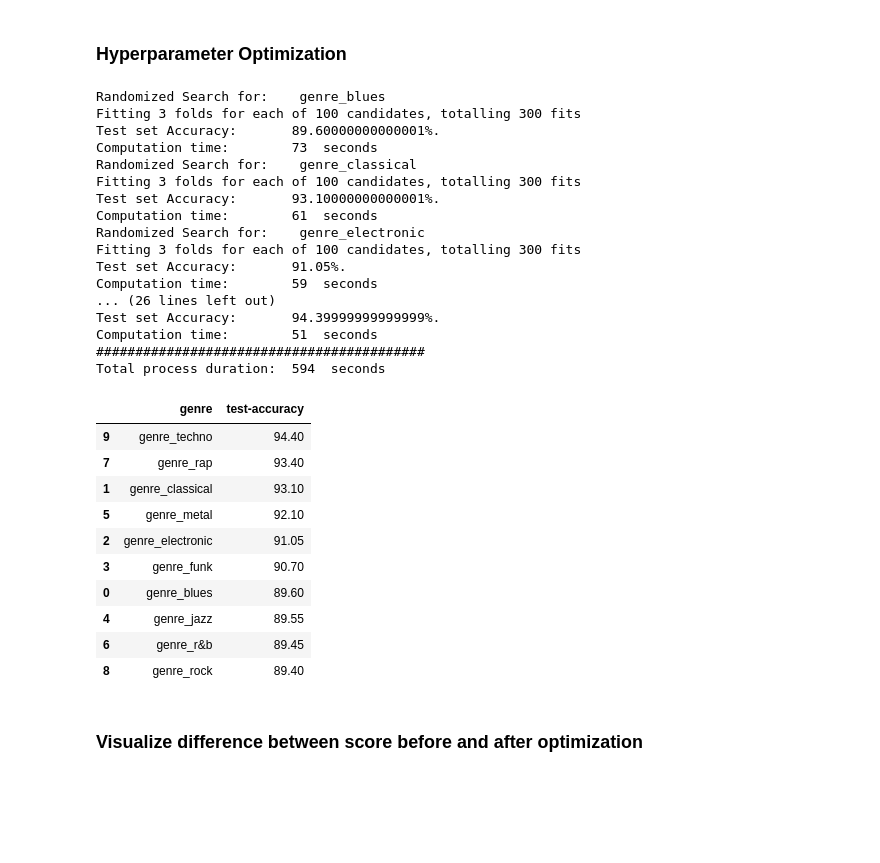
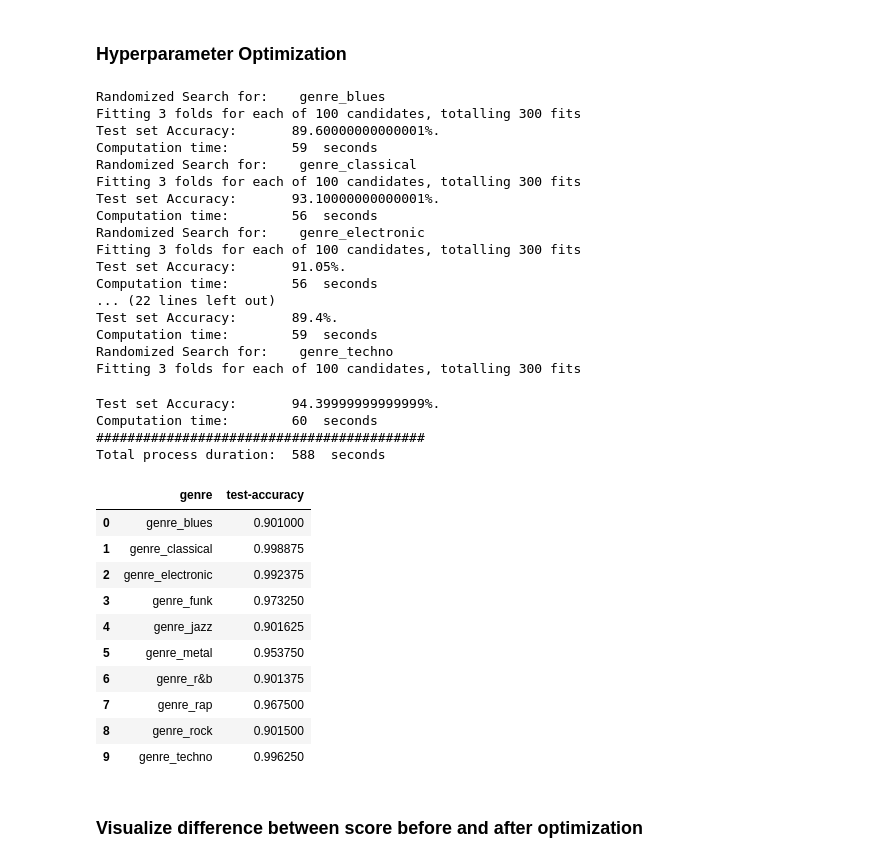
Before and after one commit to alpargur/machine-learning-101, a Jupyter notebook: dev/genre-classification/hyperparameter-tuning-SVC.ipynb, the cells around one changed output. Drawn from its saved outputs; the diff is of its cells as text; code cells hidden in the pictures; blank space fills up the shorter version.

```diff
--- a/dev/genre-classification/hyperparameter-tuning-SVC.ipynb
+++ b/dev/genre-classification/hyperparameter-tuning-SVC.ipynb
@@ -205,10 +205,11 @@ for genre in y_train.columns:
     _model = SVC(random_state=42)
     _random_search = RandomizedSearchCV(_model, params_grid, n_iter=n_iter, cv=cv, n_jobs=n_jobs, scoring=scoring, random_state=42, verbose=3)
     _random_search.fit(X_train, y_train[genre])
+    _predictions_train = _random_search.best_estimator_.predict(X_train)
     _predictions = _random_search.best_estimator_.predict(X_test)
     _test_accuracy = round(accuracy_score(y_test[genre], _predictions), 4) * 100
     svm_randomized_search['genre'].append(genre)
-    svm_randomized_search['test-accuracy'].append(_test_accuracy)
+    svm_randomized_search['test-accuracy'].append(accuracy_score(y_train[genre], _predictions_train))
     print(f'Test set Accuracy:\t {_test_accuracy}%.')
     loop_duration = round(time.time() - loop_start)
     print('Computation time:\t', loop_duration, ' seconds')
@@ -221,35 +222,39 @@ print('Total process duration:\t', end, ' seconds')
 Randomized Search for:    genre_blues
 Fitting 3 folds for each of 100 candidates, totalling 300 fits
 Test set Accuracy:       89.60000000000001%.
-Computation time:        73  seconds
+Computation time:        59  seconds
 Randomized Search for:    genre_classical
 Fitting 3 folds for each of 100 candidates, totalling 300 fits
 Test set Accuracy:       93.10000000000001%.
-Computation time:        61  seconds
+Computation time:        56  seconds
 Randomized Search for:    genre_electronic
 Fitting 3 folds for each of 100 candidates, totalling 300 fits
 Test set Accuracy:       91.05%.
+Computation time:        56  seconds
+... (22 lines left out)
+Test set Accuracy:       89.4%.
 Computation time:        59  seconds
-... (26 lines left out)
-Test set Accuracy:       94.39999999999999%.
-Computation time:        51  seconds
-##########################################
-Total process duration:  594  seconds
+Randomized Search for:    genre_techno
+Fitting 3 folds for each of 100 candidates, totalling 300 fits
+Test set Accuracy:       94.39999999999999%.
+Computation time:        60  seconds
+##########################################
+Total process duration:  588  seconds
 # %%
 svm_randomized_search_df = pd.DataFrame.from_dict(svm_randomized_search)
-svm_randomized_search_df.sort_values(by='test-accuracy', ascending=False)
+svm_randomized_search_df
 # %% [output]
 |  | genre | test-accuracy |
-| 9 | genre_techno | 94.40 |
-| 7 | genre_rap | 93.40 |
-| 1 | genre_classical | 93.10 |
-| 5 | genre_metal | 92.10 |
-| 2 | genre_electronic | 91.05 |
-| 3 | genre_funk | 90.70 |
-| 0 | genre_blues | 89.60 |
-| 4 | genre_jazz | 89.55 |
-| 6 | genre_r&b | 89.45 |
-| 8 | genre_rock | 89.40 |
+| 0 | genre_blues | 0.901000 |
+| 1 | genre_classical | 0.998875 |
+| 2 | genre_electronic | 0.992375 |
+| 3 | genre_funk | 0.973250 |
+| 4 | genre_jazz | 0.901625 |
+| 5 | genre_metal | 0.953750 |
+| 6 | genre_r&b | 0.901375 |
+| 7 | genre_rap | 0.967500 |
+| 8 | genre_rock | 0.901500 |
+| 9 | genre_techno | 0.996250 |
 # %% [markdown]
 ### Visualize difference between score before and after optimization
 # %%
```
Also changed, not shown: parts of 5 cells of this notebook.
